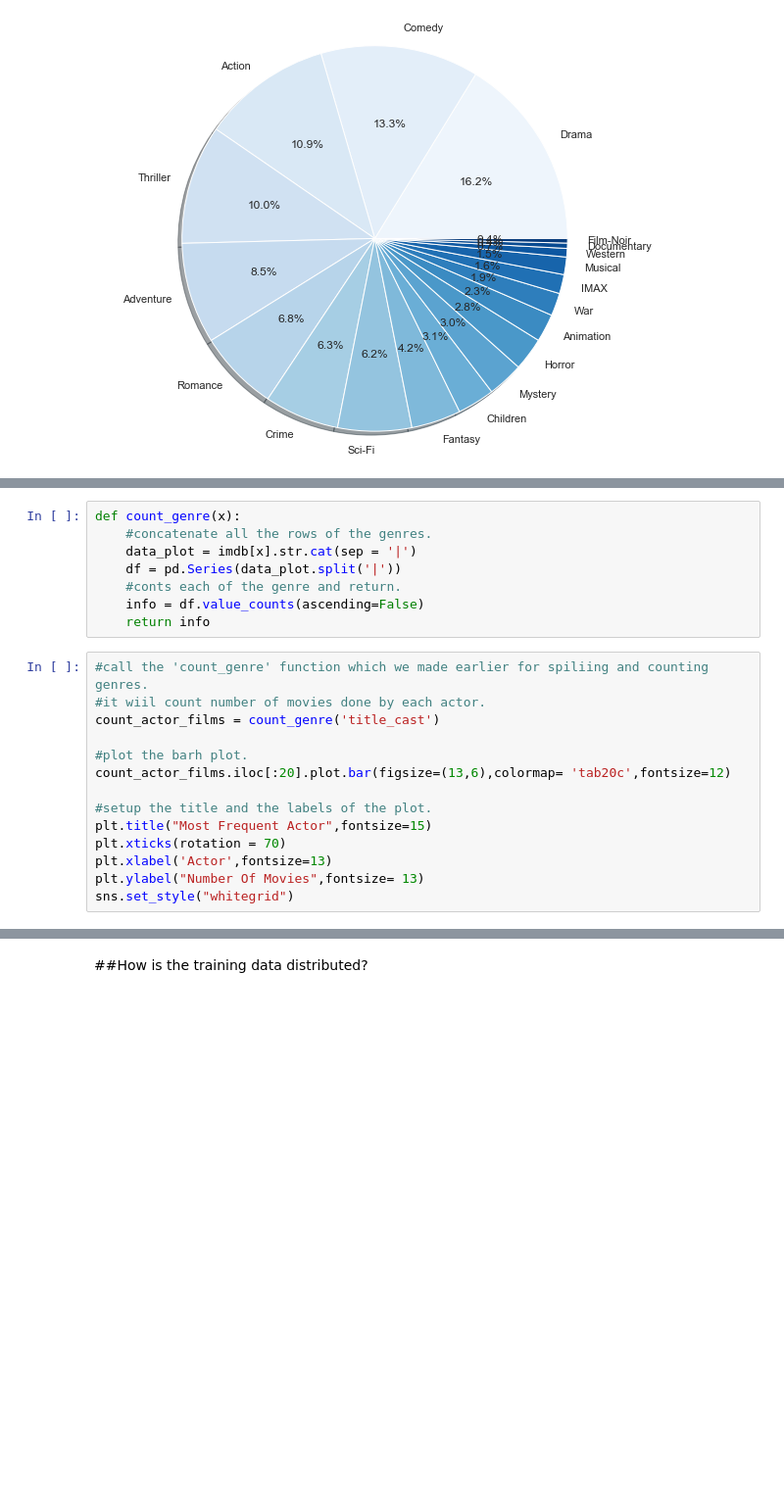
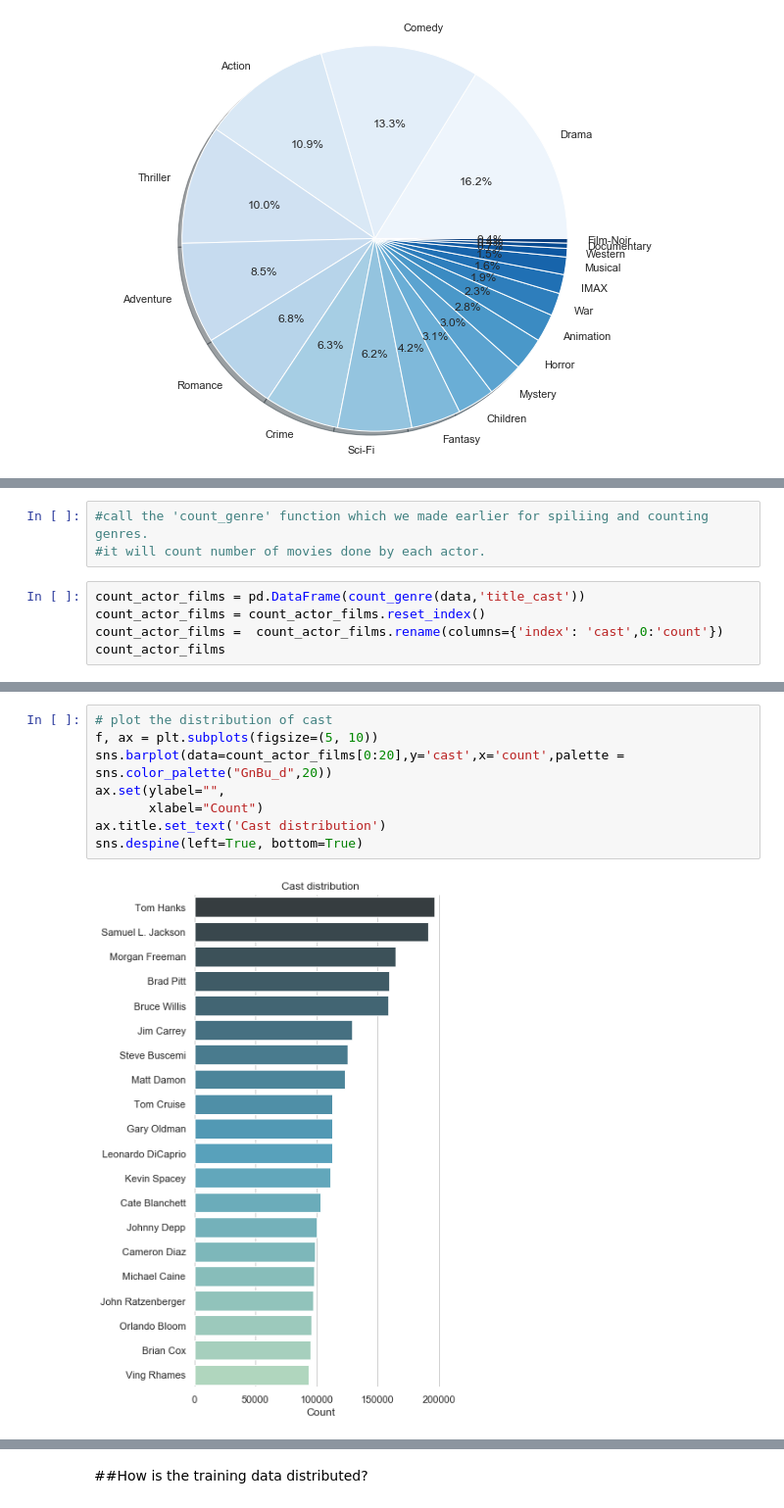
Before and after one commit to EDSATeam11/unsupervised-predict-streamlit-template, a Jupyter notebook: main.ipynb, the cells around one changed output, grey strips where cells are left out. Shown at 98% size. Saved outputs shown, nothing was run; the diff lists cells and outputs as text; blank space fills up the shorter version.

```diff
--- a/main.ipynb
+++ b/main.ipynb
@@ -638,22 +625,8 @@ plt.show()
-# %%
-def count_genre(x):
-    #concatenate all the rows of the genres.
-    data_plot = imdb[x].str.cat(sep = '|')
-    df = pd.Series(data_plot.split('|'))
-    #conts each of the genre and return.
-    info = df.value_counts(ascending=False)
-    return info
 # %%
 #call the 'count_genre' function which we made earlier for spiliing and counting genres.
-#it wiil count number of movies done by each actor.
-count_actor_films = count_genre('title_cast')
-
-#plot the barh plot.
-count_actor_films.iloc[:20].plot.bar(figsize=(13,6),colormap= 'tab20c',fontsize=12)
-
-#setup the title and the labels of the plot.
-plt.title("Most Frequent Actor",fontsize=15)
-plt.xticks(rotation = 70)
-plt.xlabel('Actor',fontsize=13)
-plt.ylabel("Number Of Movies",fontsize= 13)
-sns.set_style("whitegrid")
+#it will count number of movies done by each actor.
+# %%
+count_actor_films = pd.DataFrame(count_genre(data,'title_cast'))
+count_actor_films = count_actor_films.reset_index()
+count_actor_films =  count_actor_films.rename(columns={'index': 'cast',0:'count'})
+count_actor_films
@@ -660 +647,11 @@ sns.set_style("whitegrid")
+# %%
+# plot the distribution of cast
+f, ax = plt.subplots(figsize=(5, 10))
+sns.barplot(data=count_actor_films[0:20],y='cast',x='count',palette = sns.color_palette("GnBu_d",20))
+ax.set(ylabel="",
+       xlabel="Count")
+ax.title.set_text('Cast distribution')
+sns.despine(left=True, bottom=True)
+# %% [output]
+[figure, added]
 # %% [markdown]
```
Also changed, not shown: parts of 25 cells of this notebook.
